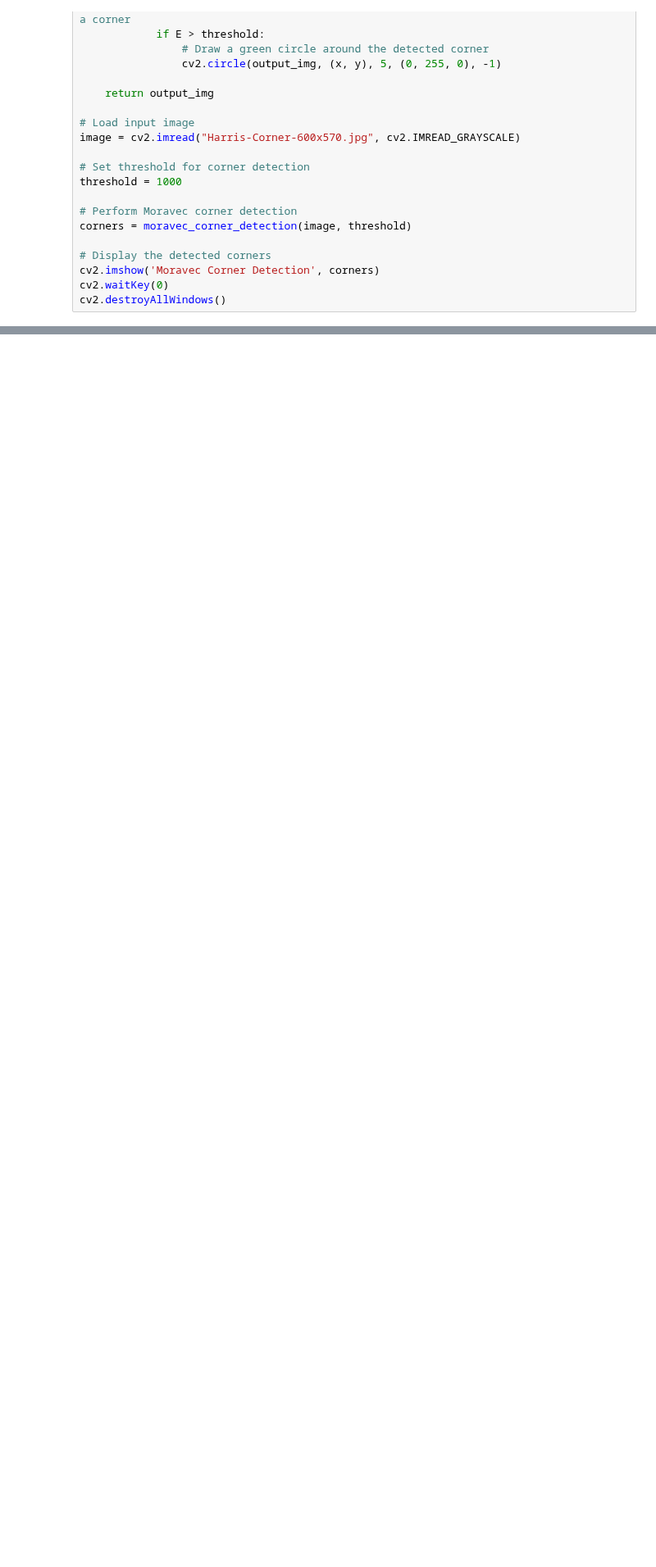
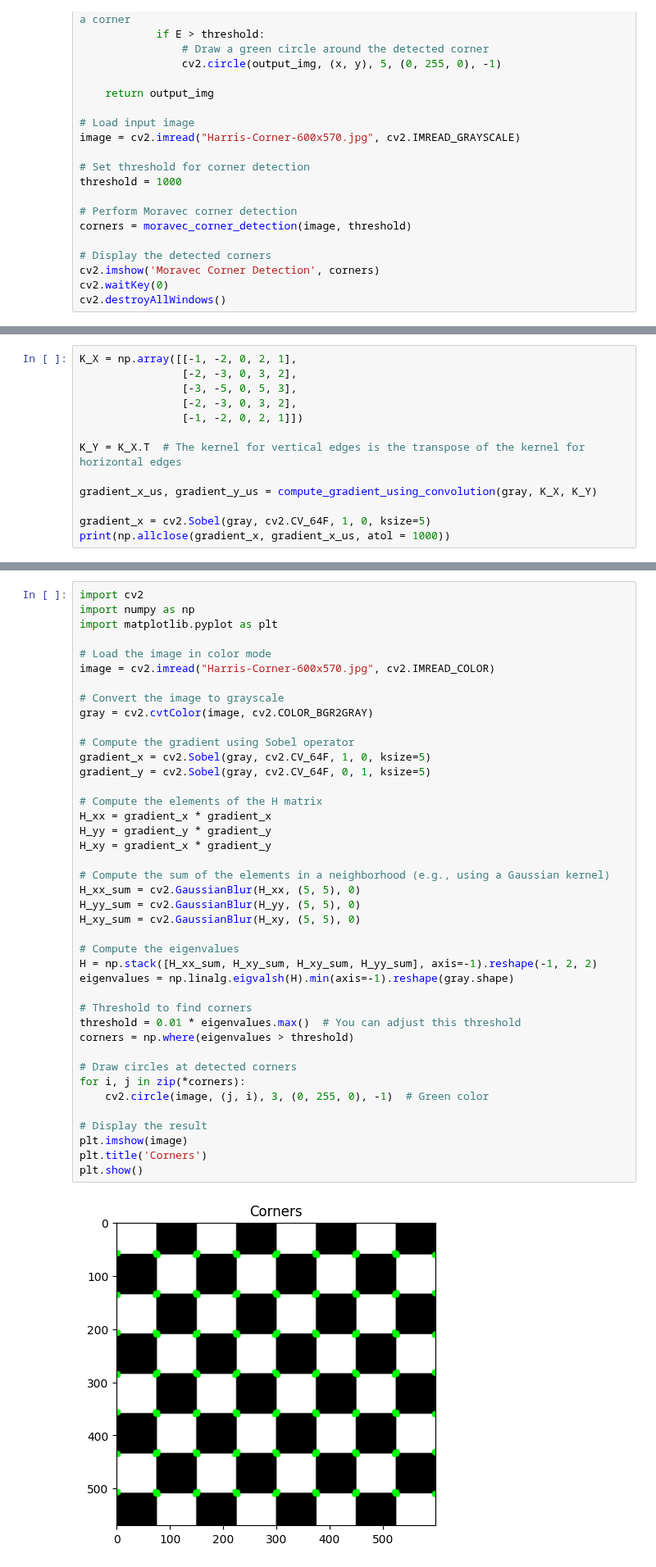
Before and after one commit to Computer-Vision-Spring-2024/exVision-FeatureCraft, a Jupyter notebook: Harris/Moravec(Lambda_Minus).ipynb, the cells around one changed output, grey strips where cells are left out. Shown at 82% size. Saved outputs shown, nothing was run; the diff lists cells and outputs as text; blank space fills up the shorter version.

```diff
--- a/Harris/Moravec(Lambda_Minus).ipynb
+++ b/Harris/Moravec(Lambda_Minus).ipynb
@@ -62,0 +177,13 @@ cv2.destroyAllWindows()
+# %%
+K_X = np.array([[-1, -2, 0, 2, 1],
+                [-2, -3, 0, 3, 2],
+                [-3, -5, 0, 5, 3],
+                [-2, -3, 0, 3, 2],
+                [-1, -2, 0, 2, 1]])
+
+K_Y = K_X.T  # The kernel for vertical edges is the transpose of the kernel for horizontal edges
+
+gradient_x_us, gradient_y_us = compute_gradient_using_convolution(gray, K_X, K_Y)
+
+gradient_x = cv2.Sobel(gray, cv2.CV_64F, 1, 0, ksize=5)
+print(np.allclose(gradient_x, gradient_x_us, atol = 1000))
@@ -62,0 +245,43 @@ cv2.destroyAllWindows()
+# %%
+import cv2
+import numpy as np
+import matplotlib.pyplot as plt
+
+# Load the image in color mode
+image = cv2.imread("Harris-Corner-600x570.jpg", cv2.IMREAD_COLOR)
+
+# Convert the image to grayscale
+gray = cv2.cvtColor(image, cv2.COLOR_BGR2GRAY)
+
+# Compute the gradient using Sobel operator
+gradient_x = cv2.Sobel(gray, cv2.CV_64F, 1, 0, ksize=5)
+gradient_y = cv2.Sobel(gray, cv2.CV_64F, 0, 1, ksize=5)
+
+# Compute the elements of the H matrix
+H_xx = gradient_x * gradient_x
+H_yy = gradient_y * gradient_y
+H_xy = gradient_x * gradient_y
+
+# Compute the sum of the elements in a neighborhood (e.g., using a Gaussian kernel)
+H_xx_sum = cv2.GaussianBlur(H_xx, (5, 5), 0)
+H_yy_sum = cv2.GaussianBlur(H_yy, (5, 5), 0)
+H_xy_sum = cv2.GaussianBlur(H_xy, (5, 5), 0)
+
+# Compute the eigenvalues
+H = np.stack([H_xx_sum, H_xy_sum, H_xy_sum, H_yy_sum], axis=-1).reshape(-1, 2, 2)
+eigenvalues = np.linalg.eigvalsh(H).min(axis=-1).reshape(gray.shape)
+
+# Threshold to find corners
+threshold = 0.01 * eigenvalues.max()  # You can adjust this threshold
+corners = np.where(eigenvalues > threshold)
+
+# Draw circles at detected corners
+for i, j in zip(*corners):
+    cv2.circle(image, (j, i), 3, (0, 255, 0), -1)  # Green color
+
+# Display the result
+plt.imshow(image)
+plt.title('Corners')
+plt.show()
+# %% [output]
+[figure, added]
```
Also changed, not shown: parts of 6 cells of this notebook, 3 other files.
